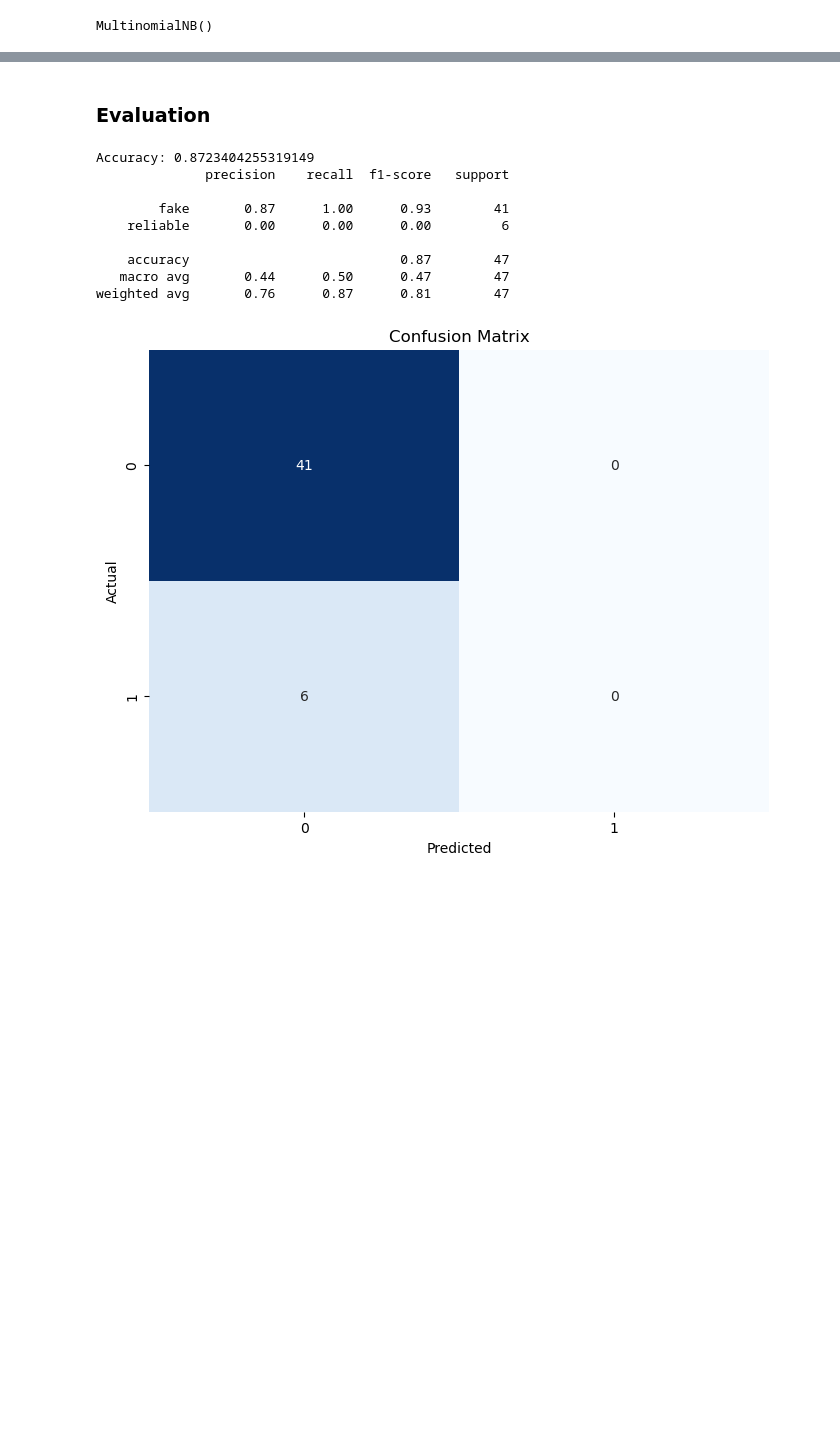
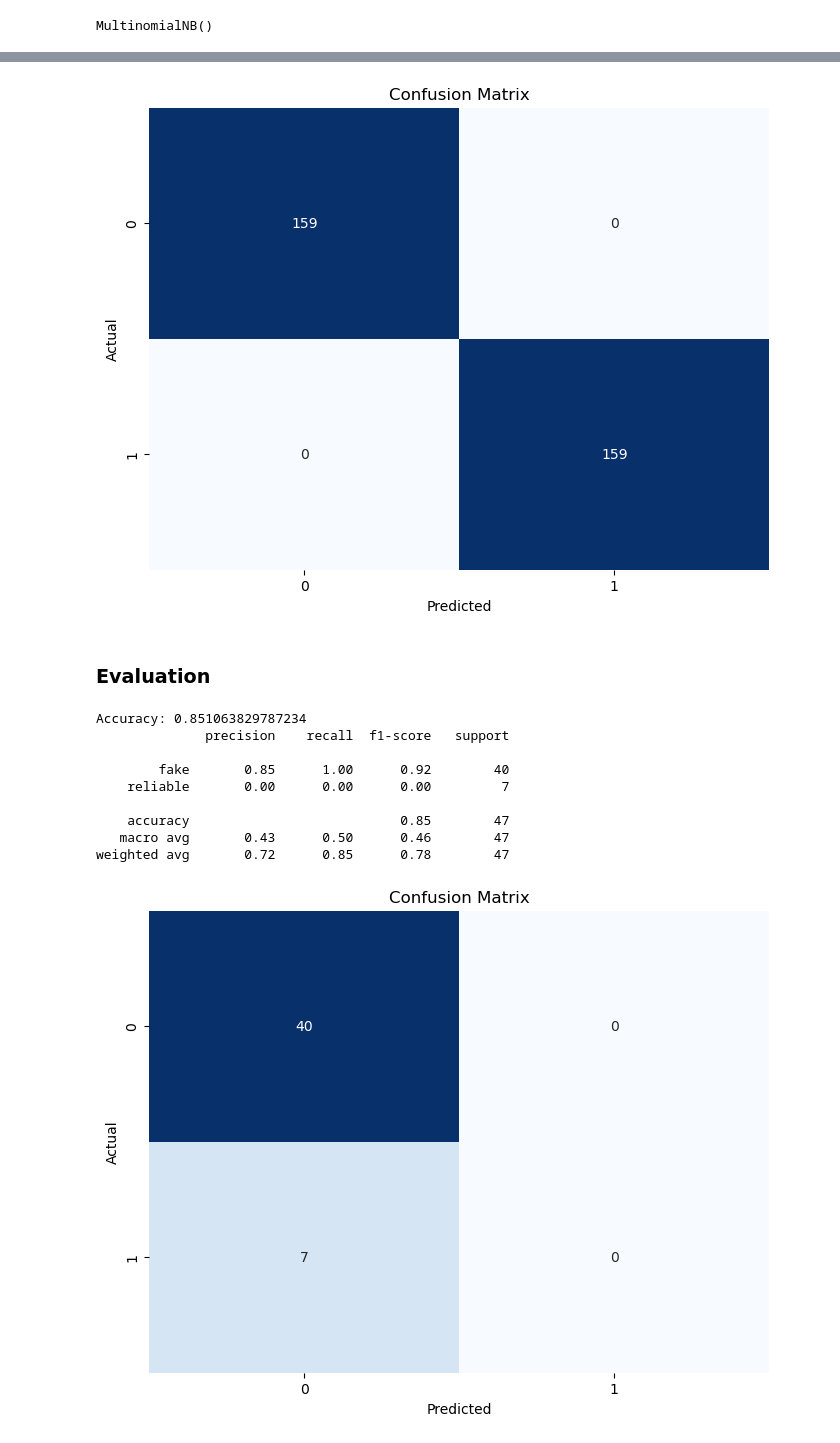
Before and after one commit to P1N60/gdsProjekt, a Jupyter notebook: GDS_Projekt.ipynb, the cells around one changed output, grey strips where cells are left out. Drawn from its saved outputs; the diff is of its cells as text; code cells hidden in the pictures; blank space fills up the shorter version.

Commit message:
RandomOverSampler implemented, but model is preforming badly on 200 data points. Maybe we need to try more data?

```diff
--- a/testing.ipynb
+++ b/GDS_Projekt.ipynb
@@ -117,10 +121,13 @@ train_data = pd.read_csv("data_cleaned_fr.csv")
 X = train_data['content']
 y = train_data['type']
 
-X_train, X_test, y_train, y_test = train_test_split(X, y, test_size=0.2, random_state=42)
+X_train, X_test, y_train, y_test = train_test_split(X, y, test_size=0.2, random_state=42, stratify=y)
 # %% [markdown]
 ### Vectorization
 # %%
-vectorizer = CountVectorizer(stop_words='english', max_features=50000)
+vectorizer = CountVectorizer(stop_words='english', max_features=10000)
 X_train_vectorized = vectorizer.fit_transform(X_train)
 X_test_vectorized = vectorizer.transform(X_test)
+
+print("Original training class distribution:")
+print(y_train.value_counts())
@@ -127,5 +140,7 @@ X_test_vectorized = vectorizer.transform(X_test)
 # %% [markdown]
 ### Smote
 # %%
-smote = SMOTE(random_state=42)
-X_train_resampled, y_train_resampled = smote.fit_resample(X_train_vectorized, y_train)
+ros = RandomOverSampler(random_state=42)
+X_train_resampled, y_train_resampled = ros.fit_resample(X_train_vectorized, y_train)
+print("Resampled training class distribution:")
+print(pd.Series(y_train_resampled).value_counts())
@@ -138,3 +159,7 @@ classifier = MultinomialNB()
 classifier.fit(X_train_resampled, y_train_resampled)
 # %% [output]
 MultinomialNB()
+# %%
+y_pred = classifier.predict(X_train_resampled)
+print(f"Accuracy: {accuracy_score(y_train_resampled, y_pred)}")
+print(classification_report(y_train_resampled, y_pred))
@@ -141,20 +176,29 @@ MultinomialNB()
+# %%
+cm = confusion_matrix(y_train_resampled, y_pred)
+plt.figure(figsize=(8, 6))
+sns.heatmap(cm, annot=True, fmt='d', cmap='Blues', cbar=False)
+plt.xlabel('Predicted')
+plt.ylabel('Actual')
+plt.title('Confusion Matrix')
+plt.show()
+# %% [output]
+[figure, added]
 # %% [markdown]
 ### Evaluation
 # %%
 y_pred = classifier.predict(X_test_vectorized)
-accuracy = accuracy_score(y_test, y_pred)
-print(f"Accuracy: {accuracy}")
+print(f"Accuracy: {accuracy_score(y_test, y_pred)}")
 print(classification_report(y_test, y_pred))
 # %% [output]
-Accuracy: 0.8723404255319149
+Accuracy: 0.851063829787234
               precision    recall  f1-score   support
 
-        fake       0.87      1.00      0.93        41
-    reliable       0.00      0.00      0.00         6
+        fake       0.85      1.00      0.92        40
+    reliable       0.00      0.00      0.00         7
 
-    accuracy                           0.87        47
-   macro avg       0.44      0.50      0.47        47
-weighted avg       0.76      0.87      0.81        47
+    accuracy                           0.85        47
+   macro avg       0.43      0.50      0.46        47
+weighted avg       0.72      0.85      0.78        47
 # %%
 cm = confusion_matrix(y_test, y_pred)
 plt.figure(figsize=(8, 6))
```
Also changed, not shown: parts of 5 cells of this notebook, 1 other file.
